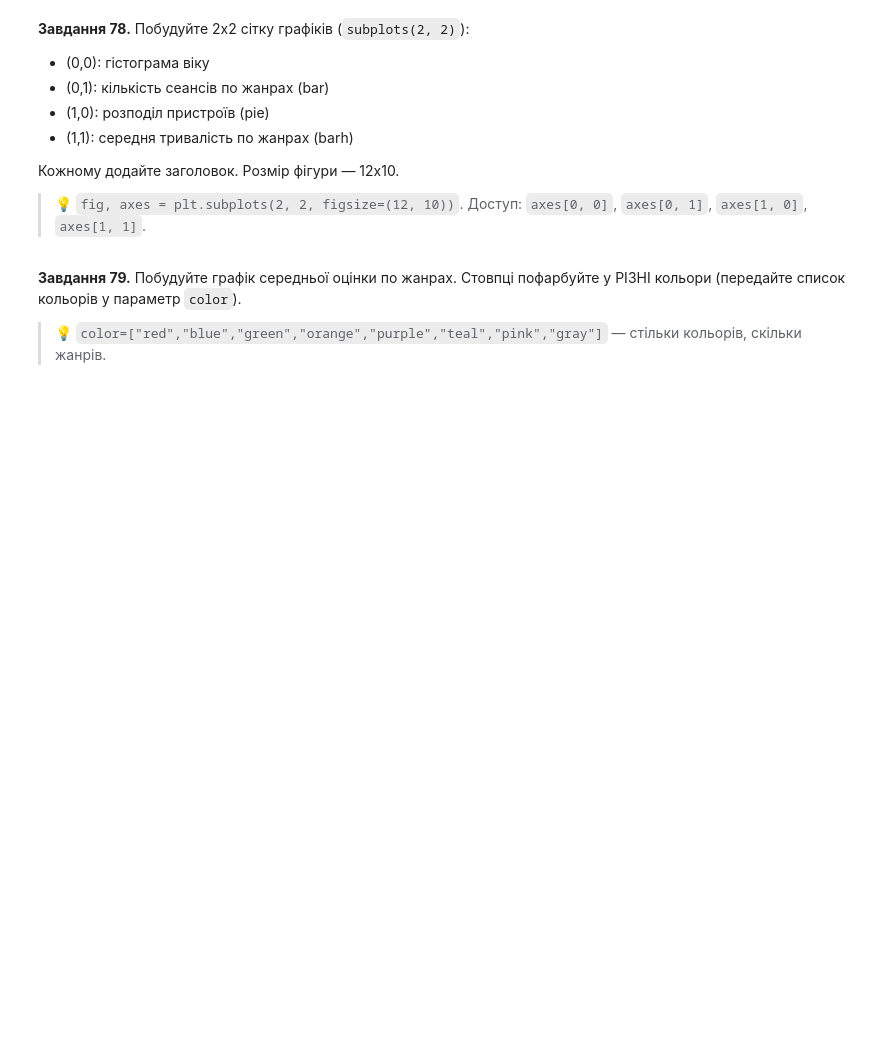
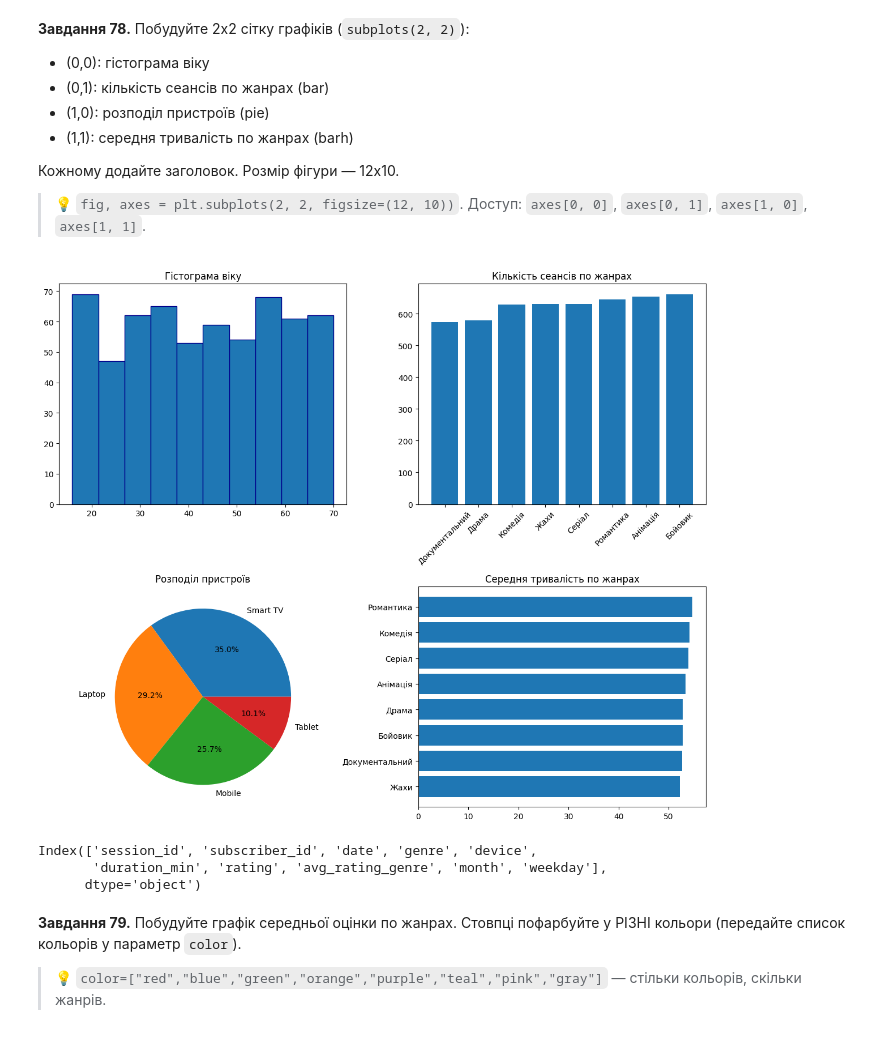
Before and after one commit to NadiiaIvashchuk/DTA_2026, a Jupyter notebook: classmade/pandas_viz_practice.ipynb, the cells around one changed output. Saved outputs shown, nothing was run; the diff lists cells and outputs as text; code cells hidden in the pictures; blank space fills up the shorter version.

```diff
--- a/classmade/pandas_viz_practice.ipynb
+++ b/classmade/pandas_viz_practice.ipynb
@@ -1414,3 +1462,44 @@ plt.show()
+# %%
+# Завдання 78:
+fig, axes = plt.subplots(2, 2, figsize=(12, 10))
+
+# (0,0) гістограма віку
+axes[0, 0].hist(subs['age'], edgecolor='darkblue')
+axes[0, 0].set_title('Гістограма віку')
+
+# (0,1) кількість сеансів по жанрах
+genre_sessions = sess.groupby('genre').size().sort_values()
+
+axes[0, 1].bar(genre_sessions.index, genre_sessions.values)
+axes[0, 1].set_title('Кількість сеансів по жанрах')
+axes[0, 1].tick_params(axis='x', rotation=45)
+
+# (1,0) розподіл пристроїв
+device_counts = sess['device'].value_counts()
+
+axes[1, 0].pie(
+    device_counts.values,
+    labels=device_counts.index,
+    autopct='%1.1f%%'
+)
+axes[1, 0].set_title('Розподіл пристроїв')
+
+# (1,1) середня тривалість по жанрах
+genre_duration = sess.groupby('genre')['duration_min'].mean().sort_values(ascending=True)
+
+axes[1, 1].barh(genre_duration.index, genre_duration.values)
+axes[1, 1].set_title('Середня тривалість по жанрах')
+
+plt.tight_layout()
+plt.show()
+# %% [output]
+[figure, added]
+# %%
+sess.columns
+# %% [output]
+Index(['session_id', 'subscriber_id', 'date', 'genre', 'device',
+       'duration_min', 'rating', 'avg_rating_genre', 'month', 'weekday'],
+      dtype='object')
 # %% [markdown]
 **Завдання 79.** Побудуйте графік середньої оцінки по жанрах. Стовпці пофарбуйте у РІЗНІ кольори (передайте список кольорів у параметр `color`).
 
```
Also changed, not shown: parts of 11 cells of this notebook.
